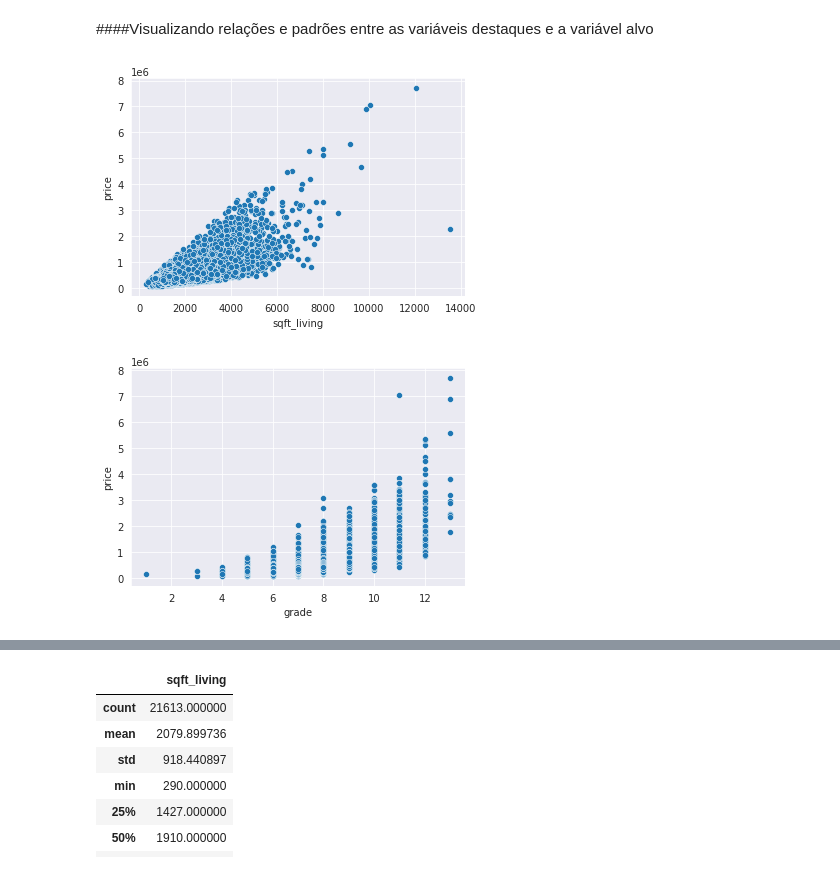
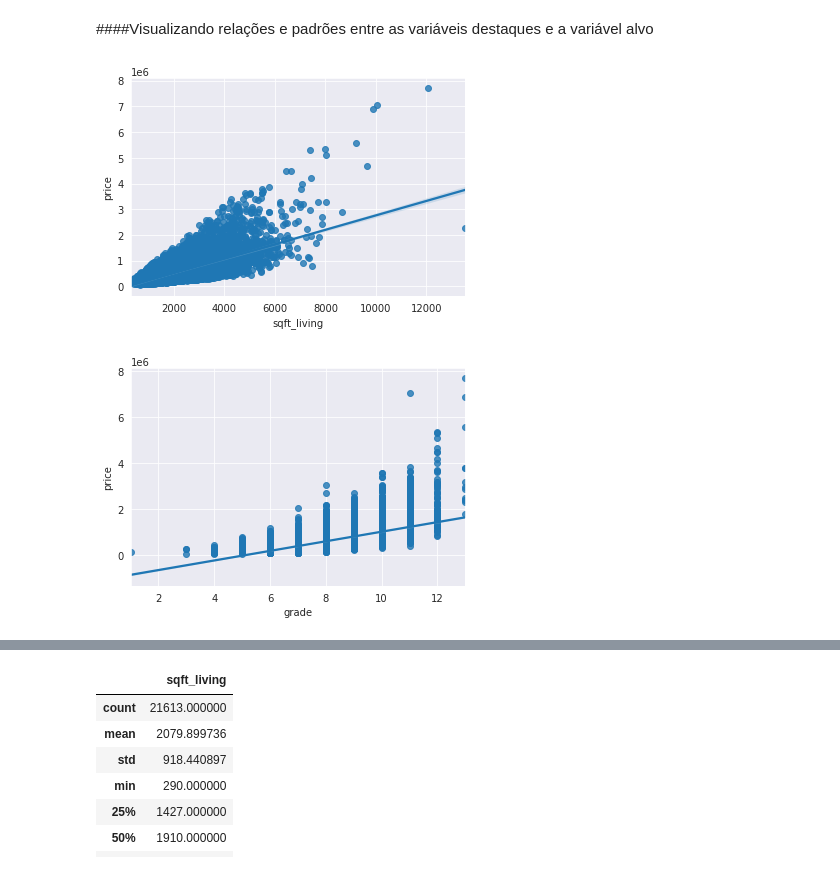
Before and after one commit to ADMEricOliveiraDSA/an-lise-de-dados-semi-estruturado-, a Jupyter notebook: Prevendo_Valores_de_imóveis_em_King_County_EUA.ipynb, the cells around one changed output, grey strips where cells are left out. Cells and saved outputs as stored; diff of their text form; code cells hidden in the pictures.

```diff
--- a/Prevendo_Valores_de_imóveis_em_King_County_EUA.ipynb
+++ b/Prevendo_Valores_de_imóveis_em_King_County_EUA.ipynb
@@ -140,10 +152,12 @@ sns.heatmap (correlacao, annot= True,cmap='Blues_r');
 ####Visualizando relações e padrões entre as variáveis destaques e a variável alvo
 # %%
 # pés quadrados vivos x preço
-sns.scatterplot(df.sqft_living,df.price);
+sns.regplot(df.sqft_living,df.price);
 # %% [output]
-[figure, old version]
+[figure, new version]
 # %%
- sns.scatterplot(df.grade,df.price);
+
+# Notas da casa x preço
+sns.regplot(df.grade,df.price);
 # %% [output]
-[figure, old version]
+[figure, new version]
```
Also changed, not shown: parts of 27 cells of this notebook.
